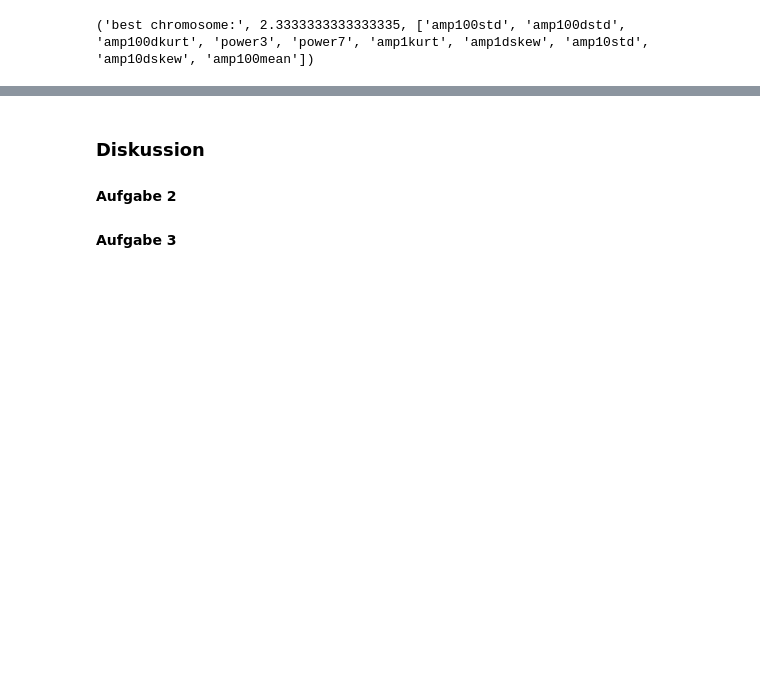
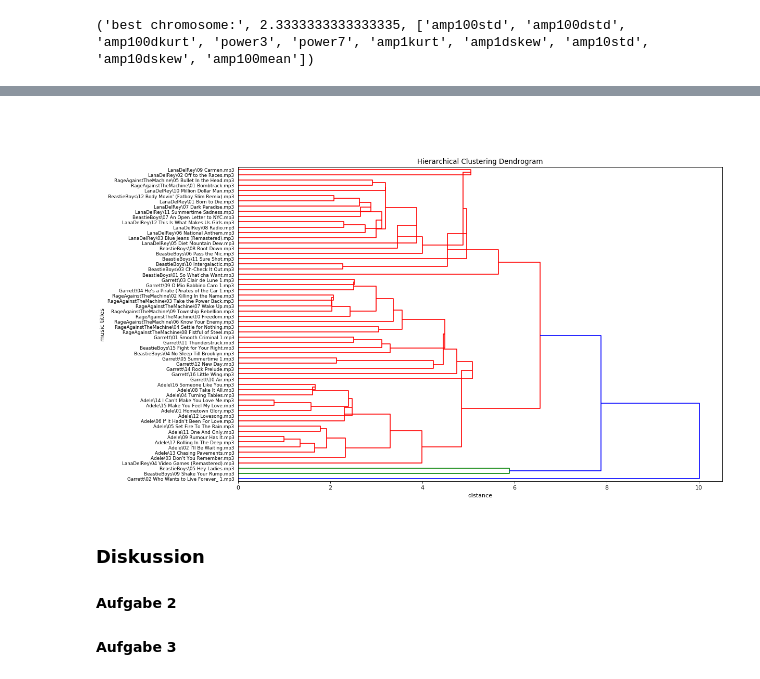
Before and after one commit to codeOfJannik/DataMining_Projects, a Jupyter notebook: task3_MusicClustering/VersuchMusicClustering_jj028_js329_bj009.ipynb, the cells around one changed output, grey strips where cells are left out. Saved outputs shown, nothing was run; the diff lists cells and outputs as text; code cells hidden in the pictures; blank space fills up the shorter version.

```diff
--- a/task3_MusicClustering/VersuchMusicClustering_jj028_js329_bj009.ipynb
+++ b/task3_MusicClustering/VersuchMusicClustering_jj028_js329_bj009.ipynb
@@ -871,3 +916,11 @@ clustering()
+# %% [markdown]
+#####
+# %%
+process = 'median'
+similarity = 'euclidean'
+clustering(process, similarity)
+# %% [output]
+[figure, added]
 # %% [markdown]
 ### Diskussion
 #### Aufgabe 2
```
Also changed, not shown: parts of 11 cells of this notebook.
